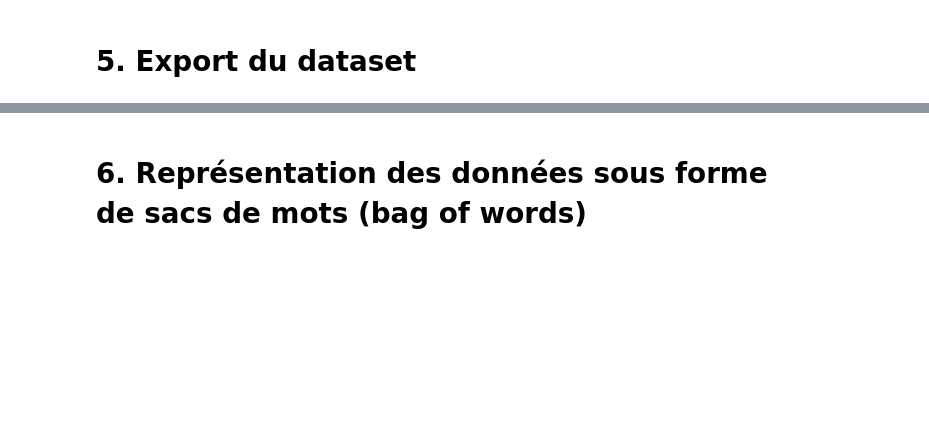
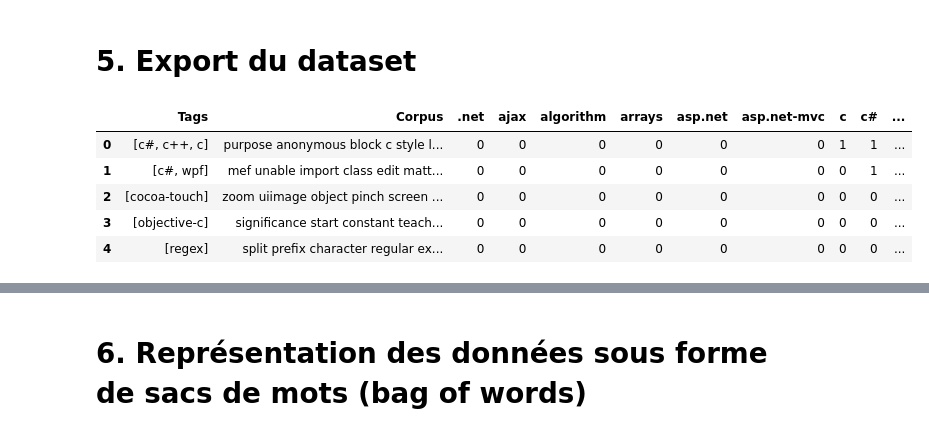
Before and after one commit to germainroussez/Categorize_stackoverflow_questions, a Jupyter notebook: P5_01_notebookexploration.ipynb, the cells around one changed output, grey strips where cells are left out. Saved outputs shown, nothing was run; the diff lists cells and outputs as text; code cells hidden in the pictures; blank space fills up the shorter version.

```diff
--- a/P5_01_notebookexploration.ipynb
+++ b/P5_01_notebookexploration.ipynb
@@ -382,3 +382,12 @@ df.to_pickle(path)
 # %%
 df = pd.read_pickle(path)
 #df = df.sample(n=10000, random_state=42)
+# %%
+df.head()
+# %% [output]
+|  | Tags | Corpus | .net | ajax | algorithm | arrays | asp.net | asp.net-mvc | c | c# | ... |
+| 0 | [c#, c++, c] | purpose anonymous block c style l... | 0 | 0 | 0 | 0 | 0 | 0 | 1 | 1 | ... |
+| 1 | [c#, wpf] | mef unable import class edit matt... | 0 | 0 | 0 | 0 | 0 | 0 | 0 | 1 | ... |
+| 2 | [cocoa-touch] | zoom uiimage object pinch screen ... | 0 | 0 | 0 | 0 | 0 | 0 | 0 | 0 | ... |
+| 3 | [objective-c] | significance start constant teach... | 0 | 0 | 0 | 0 | 0 | 0 | 0 | 0 | ... |
+| 4 | [regex] | split prefix character regular ex... | 0 | 0 | 0 | 0 | 0 | 0 | 0 | 0 | ... |
```
Also changed, not shown: parts of 3 cells of this notebook, 6 other files.
